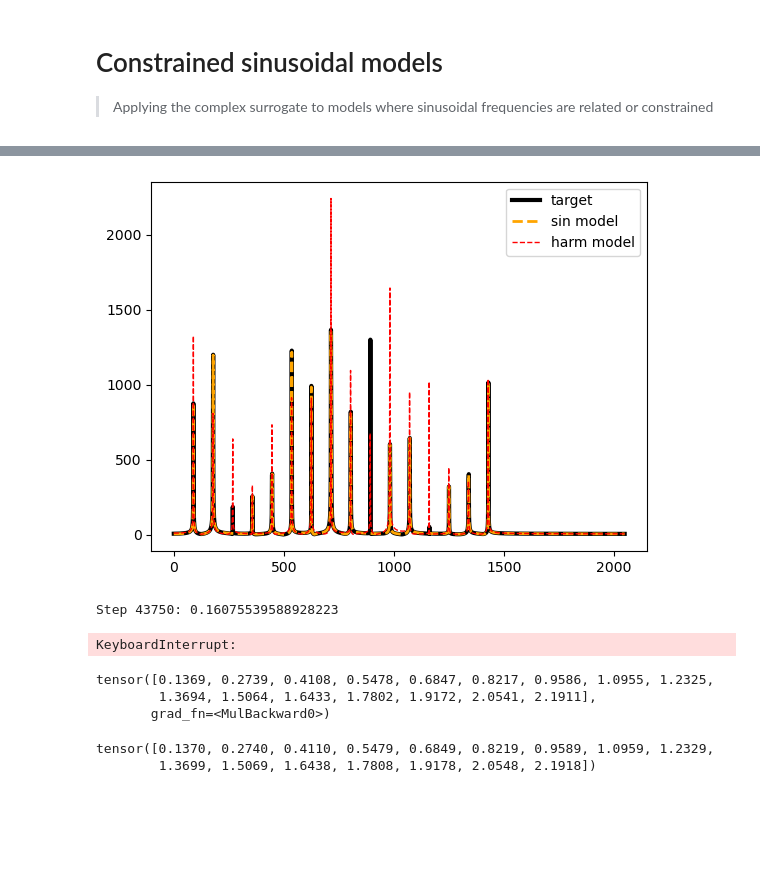
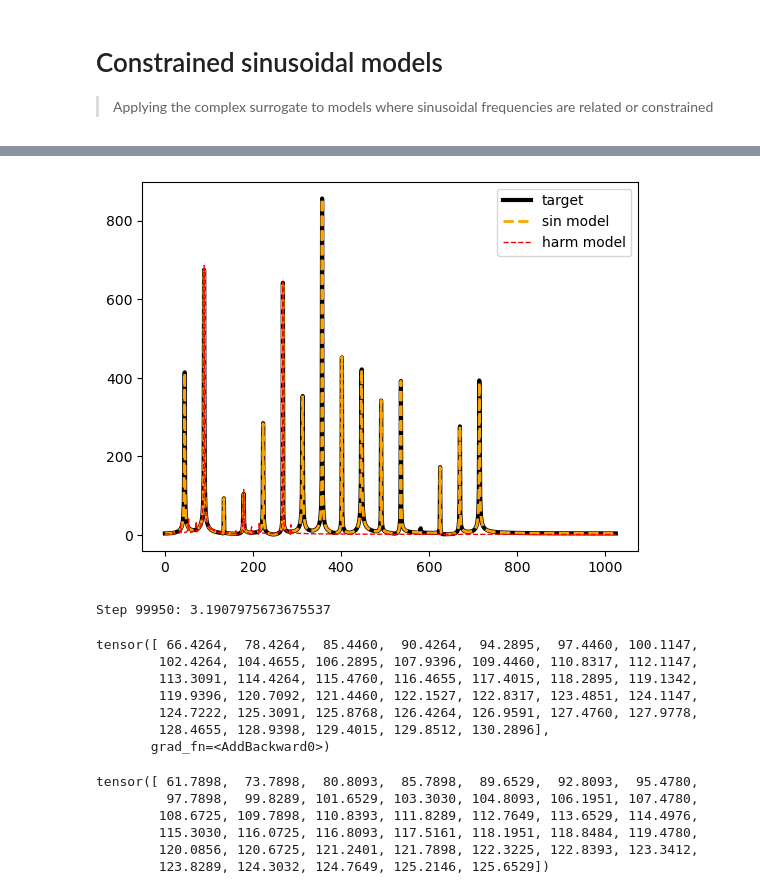
Before and after one commit to ben-hayes/sinusoidal-gradient-descent, a Jupyter notebook: nbs/03_constrained_model.ipynb, the cells around one changed output, grey strips where cells are left out. Drawn from its saved outputs; the diff is of its cells as text; code cells hidden in the pictures; blank space fills up the shorter version.

```diff
--- a/nbs/03_constrained_model.ipynb
+++ b/nbs/03_constrained_model.ipynb
@@ -57,7 +48,7 @@ class SinusoidalModel(nn.Module):
         self.freq = nn.Parameter(torch.exp(1j * torch.rand(n_sinusoids) * math.pi))
 
     def forward(self, n):
-        return torch.sum(self.amp[:, None] * (self.freq[:, None] ** n[..., None, :]).real, dim=-2)
+        return torch.sum(self.amp[:, None].abs() * (self.freq[:, None] ** n[..., None, :]).real, dim=-2)
 # %%
 model = SinusoidalModel(32)
 plt.plot(torch.fft.rfft(model(torch.arange(2048)).detach()).abs())
@@ -72,0 +73,6 @@ def min_lap_cost(x, y, p, q):
+# %%
+def gaussian_kde(x, A, f, sigma):
+    scale_factor = A / (sigma * math.sqrt(2 * math.pi))
+    exponent = -((x[..., None] - f) ** 2) / (2 * sigma ** 2)
+    dist = scale_factor * torch.exp(exponent)
+    return torch.sum(dist, dim=-1)
@@ -73,7 +100,7 @@ def min_lap_cost(x, y, p, q):
 # %%
 torch.manual_seed(0)
 
-N = 4096
+N = 2048
 n = torch.arange(N)
 n_harmonics = 16
 # %%
@@ -91,43 +118,74 @@ optimizer = torch.optim.Adam(
 )
 loss_fn = partial(fft_loss, lin_l1=0.0, lin_huber=1.0, huber_delta=1.00)
 # %%
+torch.autograd.set_detect_anomaly(False)
+
 steps = 100000
 
 losses = []
 for step in range(steps):
     optimizer.zero_grad()
     signal = sinusoidal_model(n)
     harm_signal = model(n)
     sig_loss = loss_fn(signal, target_signal)
-    lap_loss = min_lap_cost(model.freq, sinusoidal_model.freq.angle().detach(), model.amp, sinusoidal_model.amp.detach())
-    loss = sig_loss + lap_loss
+    harm_sig_loss = loss_fn(harm_signal, target_signal)
+    # lap_loss = min_lap_cost(model.freq, sinusoidal_model.freq.angle().detach(), model.amp, sinusoidal_model.amp.detach())
+    sinusoidal_amp = sinusoidal_model.amp.detach() * estimate_amplitude(sinusoidal_model.freq.detach()[None], N, representation="fft")
+    consistency_loss = kde_consistency_loss(
+        model.amp.detach(), model.freq, sinusoidal_amp, sinusoidal_model.freq.angle().detach()
+    )
+    loss = sig_loss + harm_sig_loss + 0.1 * consistency_loss
     loss.backward()
     optimizer.step()
     losses.append(loss.item())
 
     if step % 500 == 0:
         with torch.no_grad():
-            plt.plot(torch.fft.rfft(target_signal).abs(), color="black", label="target", linewidth=3)
-            plt.plot(torch.fft.rfft(sinusoidal_model(n)).abs(), "--", color="orange", label="sin model", linewidth=2)
-            plt.plot(torch.fft.rfft(model(n)).abs(), "--", color="red", label="harm model", linewidth=1)
+            plt.plot(
+                torch.fft.rfft(target_signal).abs(),
+                color="black",
+                label="target",
+                linewidth=3,
+            )
+            plt.plot(
+                torch.fft.rfft(sinusoidal_model(n)).abs(),
+                "--",
+                color="orange",
+                label="sin model",
+                linewidth=2,
+            )
+            plt.plot(
+                torch.fft.rfft(model(n)).abs(),
+                "--",
+                color="red",
+                label="harm model",
+                linewidth=1,
+            )
             plt.legend()
 
             ipd.clear_output()
             plt.show()
     if step % 50 == 0:
         print(f"Step {step}: {loss.item()}", end="\r")
 # %% [output]
-[figure, old version]
+[figure, new version]
-Step 43750: 0.16075539588928223
+Step 99950: 3.1907975673675537
-KeyboardInterrupt:
 # %%
-torch.arange(1, n_harmonics + 1) * model.f0
+69 + 12 * torch.log2((44100 * torch.arange(1, n_harmonics + 1) * model.f0 / math.tau) / 440.0)
 # %% [output]
-tensor([0.1369, 0.2739, 0.4108, 0.5478, 0.6847, 0.8217, 0.9586, 1.0955, 1.2325,
-        1.3694, 1.5064, 1.6433, 1.7802, 1.9172, 2.0541, 2.1911],
-       grad_fn=<MulBackward0>)
+tensor([ 66.4264,  78.4264,  85.4460,  90.4264,  94.2895,  97.4460, 100.1147,
+        102.4264, 104.4655, 106.2895, 107.9396, 109.4460, 110.8317, 112.1147,
+        113.3091, 114.4264, 115.4760, 116.4655, 117.4015, 118.2895, 119.1342,
+        119.9396, 120.7092, 121.4460, 122.1527, 122.8317, 123.4851, 124.1147,
+        124.7222, 125.3091, 125.8768, 126.4264, 126.9591, 127.4760, 127.9778,
+        128.4655, 128.9398, 129.4015, 129.8512, 130.2896],
+       grad_fn=<AddBackward0>)
 # %%
-torch.arange(1, n_harmonics + 1) * target_model.f0
+69 + 12 * torch.log2((44100 * torch.arange(1, n_harmonics + 1) * target_model.f0 / math.tau) / 440.0)
 # %% [output]
-tensor([0.1370, 0.2740, 0.4110, 0.5479, 0.6849, 0.8219, 0.9589, 1.0959, 1.2329,
-        1.3699, 1.5069, 1.6438, 1.7808, 1.9178, 2.0548, 2.1918])
+tensor([ 61.7898,  73.7898,  80.8093,  85.7898,  89.6529,  92.8093,  95.4780,
+         97.7898,  99.8289, 101.6529, 103.3030, 104.8093, 106.1951, 107.4780,
+        108.6725, 109.7898, 110.8393, 111.8289, 112.7649, 113.6529, 114.4976,
+        115.3030, 116.0725, 116.8093, 117.5161, 118.1951, 118.8484, 119.4780,
+        120.0856, 120.6725, 121.2401, 121.7898, 122.3225, 122.8393, 123.3412,
+        123.8289, 124.3032, 124.7649, 125.2146, 125.6529])
```
Also changed, not shown: parts of 7 cells of this notebook.
